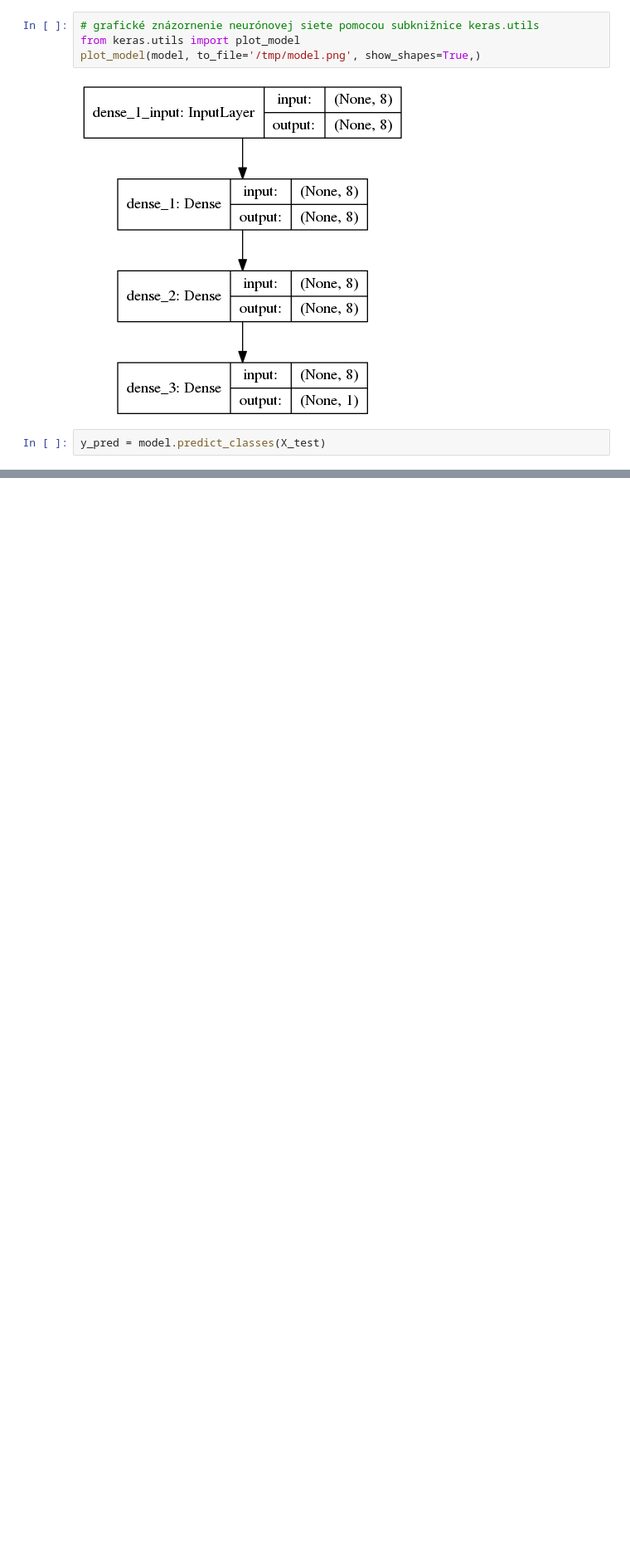
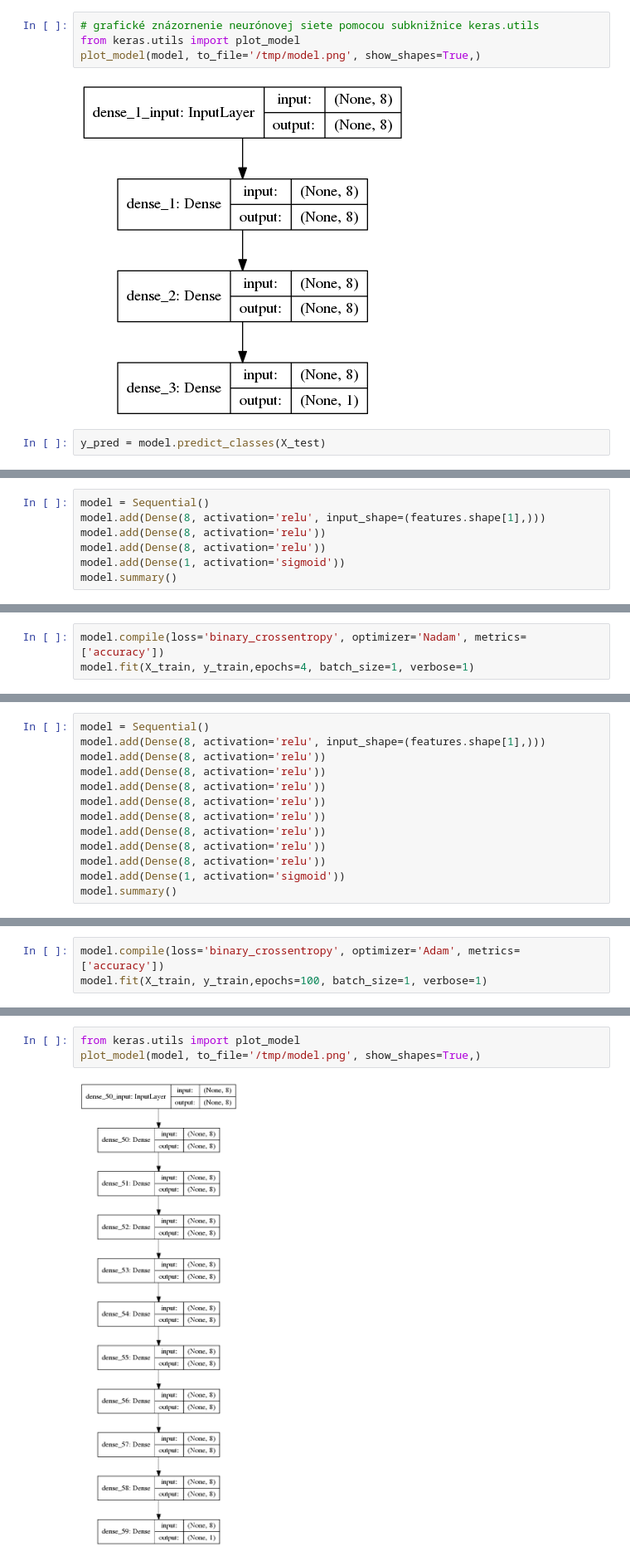
Before and after one commit to georgeob/Mate_NS2020, a Jupyter notebook: Mate_NS2020.ipynb, the cells around one changed output, grey strips where cells are left out. Shown at 83% size. Saved outputs shown, nothing was run; the diff lists cells and outputs as text; blank space fills up the shorter version.

Commit message:
zakladna struktura prezentacie, o testovanie dalsich optimizerov

```diff
--- a/Mate_NS2020.ipynb
+++ b/Mate_NS2020.ipynb
@@ -414,0 +880,7 @@ score
+# %%
+model = Sequential()
+model.add(Dense(8, activation='relu', input_shape=(features.shape[1],)))
+model.add(Dense(8, activation='relu'))
+model.add(Dense(8, activation='relu'))
+model.add(Dense(1, activation='sigmoid'))
+model.summary()
@@ -414,0 +904,3 @@ score
+# %%
+model.compile(loss='binary_crossentropy', optimizer='Nadam', metrics=['accuracy'])
+model.fit(X_train, y_train,epochs=4, batch_size=1, verbose=1)
@@ -414,0 +919,13 @@ score
+# %%
+model = Sequential()
+model.add(Dense(8, activation='relu', input_shape=(features.shape[1],)))
+model.add(Dense(8, activation='relu'))
+model.add(Dense(8, activation='relu'))
+model.add(Dense(8, activation='relu'))
+model.add(Dense(8, activation='relu'))
+model.add(Dense(8, activation='relu'))
+model.add(Dense(8, activation='relu'))
+model.add(Dense(8, activation='relu'))
+model.add(Dense(8, activation='relu'))
+model.add(Dense(1, activation='sigmoid'))
+model.summary()
@@ -414,0 +950,3 @@ score
+# %%
+model.compile(loss='binary_crossentropy', optimizer='Adam', metrics=['accuracy'])
+model.fit(X_train, y_train,epochs=100, batch_size=1, verbose=1)
@@ -414,0 +985,5 @@ score
+# %%
+from keras.utils import plot_model
+plot_model(model, to_file='/tmp/model.png', show_shapes=True,)
+# %% [output]
+[figure, added]
```
Also changed, not shown: parts of 47 cells of this notebook, 2 other files.
